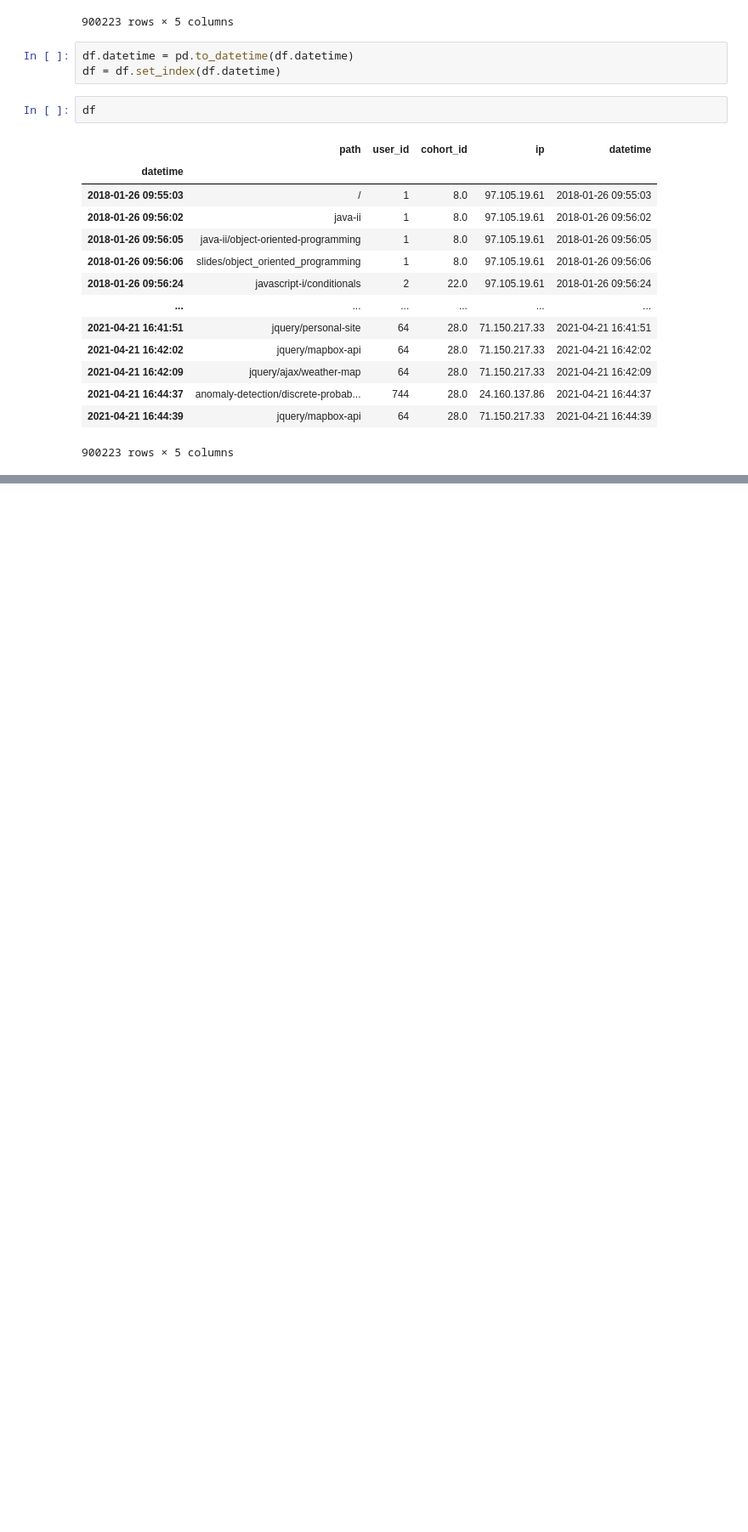
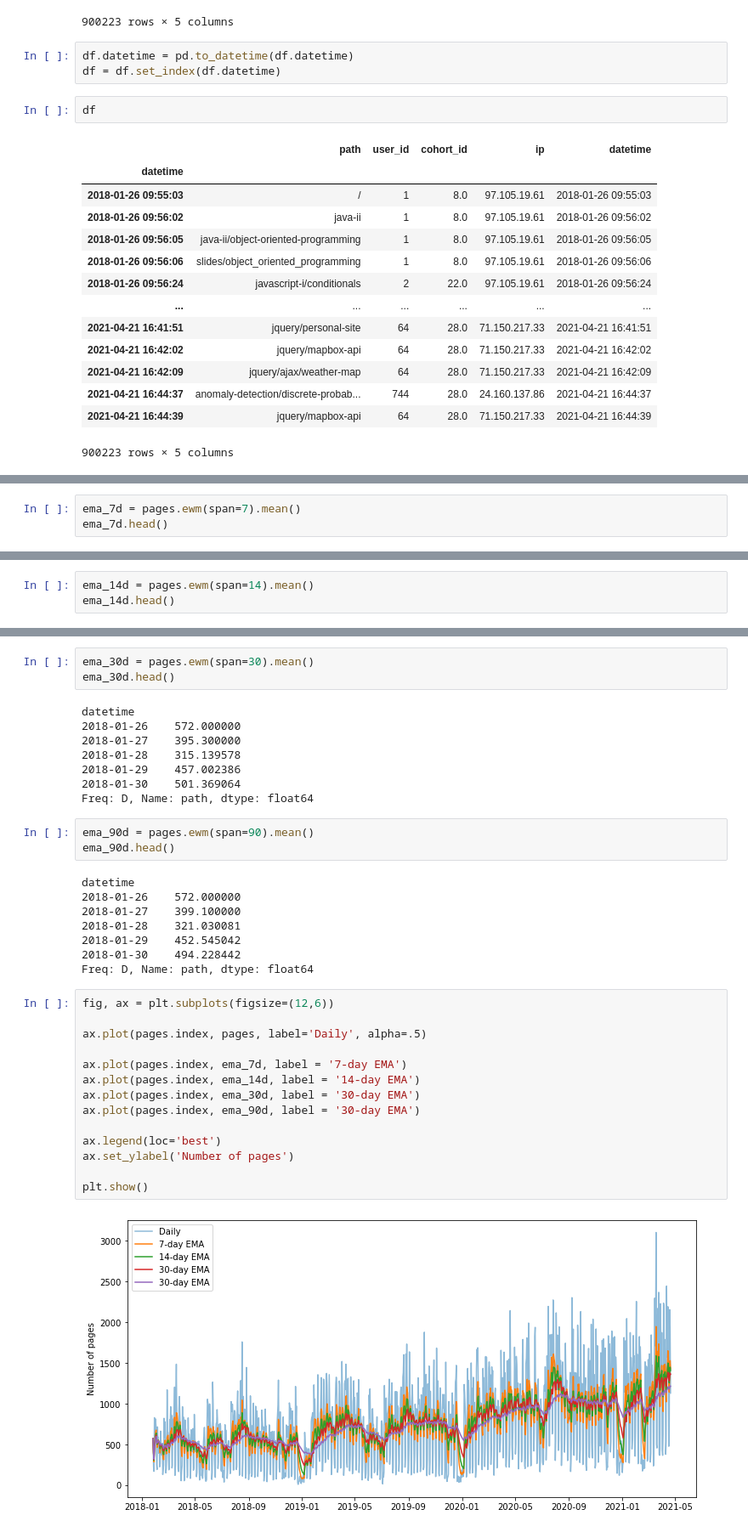
Before and after one commit to dashbringhurst/anomaly-detection-exercises, a Jupyter notebook: time_series_anomaly_detection.ipynb, the cells around one changed output, grey strips where cells are left out. Shown: that part at 85% size. Cells and saved outputs as stored; diff of their text form; blank space fills up the shorter version.

```diff
--- a/time_series_anomaly_detection.ipynb
+++ b/time_series_anomaly_detection.ipynb
@@ -148,0 +165,3 @@ df
+# %%
+ema_7d = pages.ewm(span=7).mean()
+ema_7d.head()
@@ -148,0 +176,3 @@ df
+# %%
+ema_14d = pages.ewm(span=14).mean()
+ema_14d.head()
@@ -148,0 +187,38 @@ df
+# %%
+ema_30d = pages.ewm(span=30).mean()
+ema_30d.head()
+# %% [output]
+datetime
+2018-01-26    572.000000
+2018-01-27    395.300000
+2018-01-28    315.139578
+2018-01-29    457.002386
+2018-01-30    501.369064
+Freq: D, Name: path, dtype: float64
+# %%
+ema_90d = pages.ewm(span=90).mean()
+ema_90d.head()
+# %% [output]
+datetime
+2018-01-26    572.000000
+2018-01-27    399.100000
+2018-01-28    321.030081
+2018-01-29    452.545042
+2018-01-30    494.228442
+Freq: D, Name: path, dtype: float64
+# %%
+fig, ax = plt.subplots(figsize=(12,6))
+
+ax.plot(pages.index, pages, label='Daily', alpha=.5)
+
+ax.plot(pages.index, ema_7d, label = '7-day EMA')
+ax.plot(pages.index, ema_14d, label = '14-day EMA')
+ax.plot(pages.index, ema_30d, label = '30-day EMA')
+ax.plot(pages.index, ema_90d, label = '30-day EMA')
+
+ax.legend(loc='best')
+ax.set_ylabel('Number of pages')
+
+plt.show()
+# %% [output]
+[figure, added]
```
Also changed, not shown: parts of 23 cells of this notebook.
